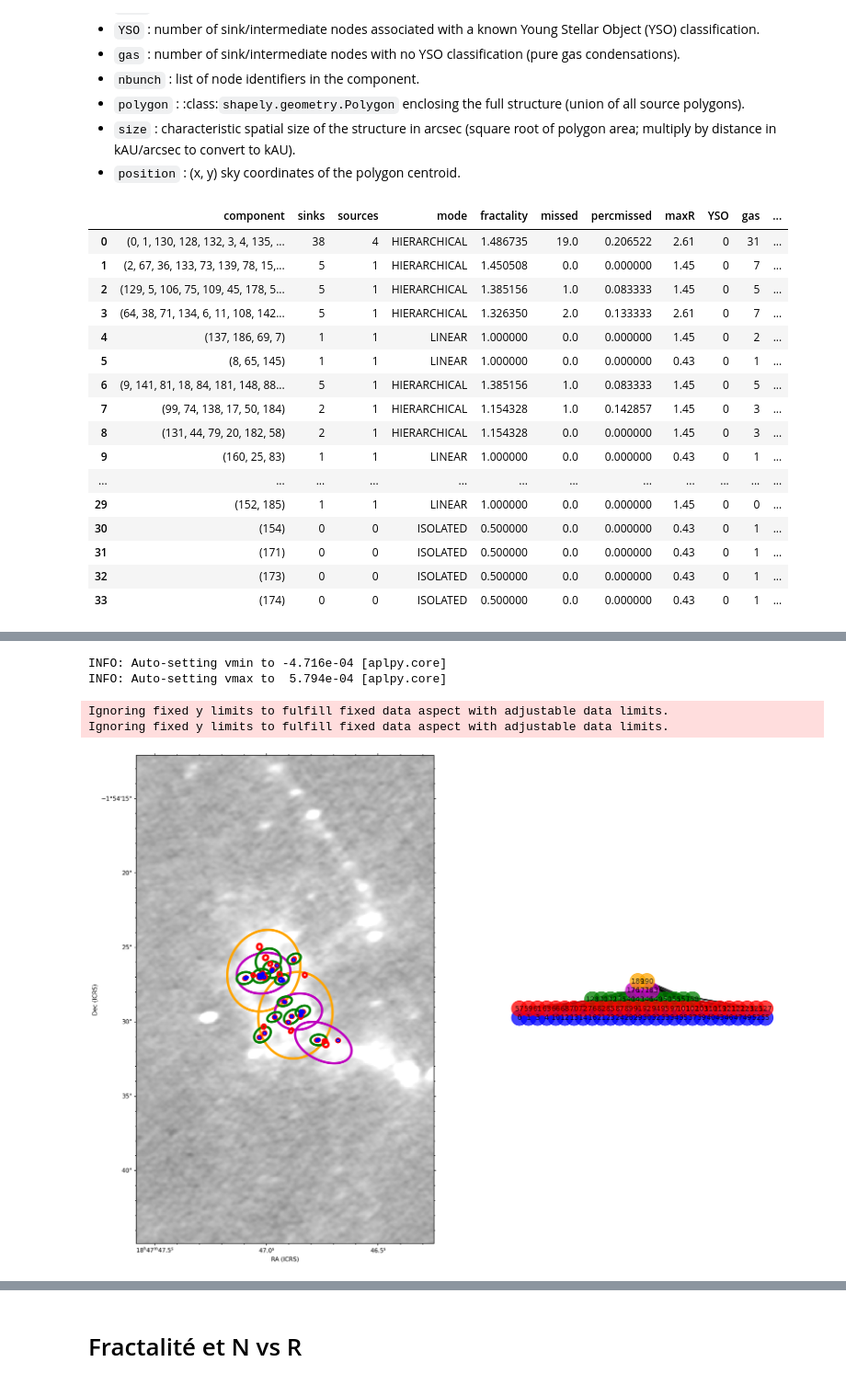
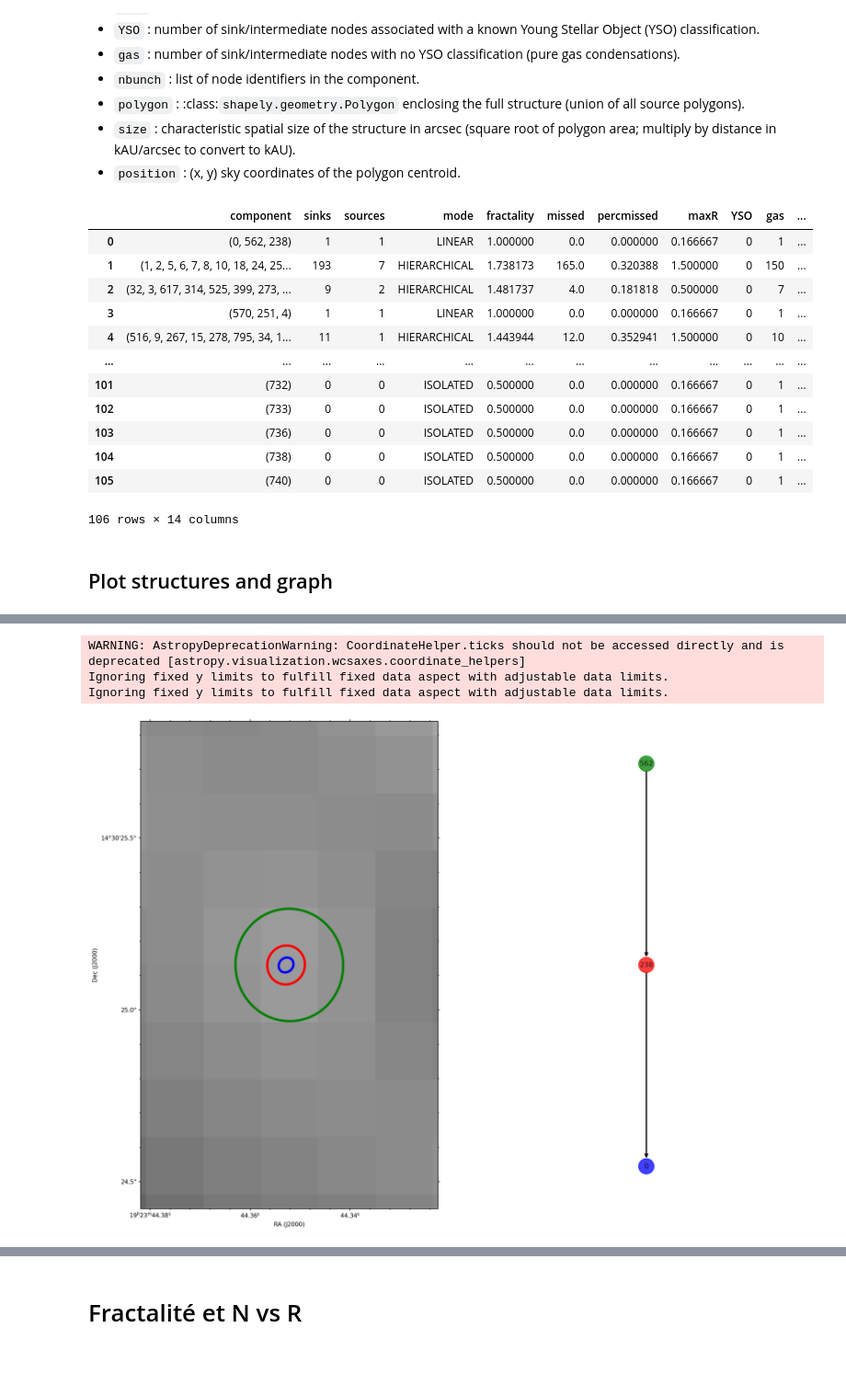
Before and after one commit to ThomassonB/FAMILY, a Jupyter notebook: Family_test.ipynb, the cells around one changed output, grey strips where cells are left out. Shown at 92% size. Drawn from its saved outputs; the diff is of its cells as text; code cells hidden in the pictures; blank space fills up the shorter version.

```diff
--- a/Family_test.ipynb
+++ b/Family_test.ipynb
@@ -41,9 +57,11 @@ The autoreload extension is already loaded. To reload it, use:
 from pathlib import Path
 import pandas as pd
 
-path = Path("./benchmark/config_w43/").resolve()
 
-#reader = lambda x: pd.read_csv(x, **dict(skip_blank_lines=True, header=112,skiprows=[113,114], engine='python', sep="!|\s+"))
+
+
+path = Path("./benchmark/config_simu2026/").resolve()
+
 
 def reader(x):
     data = pd.read_csv(x, **dict(skip_blank_lines=True,
@@ -145,22 +169,18 @@ The structure table get different informations from each structure:
 structure_table
 # %% [output]
 |  | component | sinks | sources | mode | fractality | missed | percmissed | maxR | YSO | gas | ... |
-| 0 | (0, 1, 130, 128, 132, 3, 4, 135, ... | 38 | 4 | HIERARCHICAL | 1.486735 | 19.0 | 0.206522 | 2.61 | 0 | 31 | ... |
-| 1 | (2, 67, 36, 133, 73, 139, 78, 15,... | 5 | 1 | HIERARCHICAL | 1.450508 | 0.0 | 0.000000 | 1.45 | 0 | 7 | ... |
-| 2 | (129, 5, 106, 75, 109, 45, 178, 5... | 5 | 1 | HIERARCHICAL | 1.385156 | 1.0 | 0.083333 | 1.45 | 0 | 5 | ... |
-| 3 | (64, 38, 71, 134, 6, 11, 108, 142... | 5 | 1 | HIERARCHICAL | 1.326350 | 2.0 | 0.133333 | 2.61 | 0 | 7 | ... |
-| 4 | (137, 186, 69, 7) | 1 | 1 | LINEAR | 1.000000 | 0.0 | 0.000000 | 1.45 | 0 | 2 | ... |
-| 5 | (8, 65, 145) | 1 | 1 | LINEAR | 1.000000 | 0.0 | 0.000000 | 0.43 | 0 | 1 | ... |
-| 6 | (9, 141, 81, 18, 84, 181, 148, 88... | 5 | 1 | HIERARCHICAL | 1.385156 | 1.0 | 0.083333 | 1.45 | 0 | 5 | ... |
-| 7 | (99, 74, 138, 17, 50, 184) | 2 | 1 | HIERARCHICAL | 1.154328 | 1.0 | 0.142857 | 1.45 | 0 | 3 | ... |
-| 8 | (131, 44, 79, 20, 182, 58) | 2 | 1 | HIERARCHICAL | 1.154328 | 0.0 | 0.000000 | 1.45 | 0 | 3 | ... |
-| 9 | (160, 25, 83) | 1 | 1 | LINEAR | 1.000000 | 0.0 | 0.000000 | 0.43 | 0 | 1 | ... |
+| 0 | (0, 562, 238) | 1 | 1 | LINEAR | 1.000000 | 0.0 | 0.000000 | 0.166667 | 0 | 1 | ... |
+| 1 | (1, 2, 5, 6, 7, 8, 10, 18, 24, 25... | 193 | 7 | HIERARCHICAL | 1.738173 | 165.0 | 0.320388 | 1.500000 | 0 | 150 | ... |
+| 2 | (32, 3, 617, 314, 525, 399, 273, ... | 9 | 2 | HIERARCHICAL | 1.481737 | 4.0 | 0.181818 | 0.500000 | 0 | 7 | ... |
+| 3 | (570, 251, 4) | 1 | 1 | LINEAR | 1.000000 | 0.0 | 0.000000 | 0.166667 | 0 | 1 | ... |
+| 4 | (516, 9, 267, 15, 278, 795, 34, 1... | 11 | 1 | HIERARCHICAL | 1.443944 | 12.0 | 0.352941 | 1.500000 | 0 | 10 | ... |
 | ... | ... | ... | ... | ... | ... | ... | ... | ... | ... | ... | ... |
-| 29 | (152, 185) | 1 | 1 | LINEAR | 1.000000 | 0.0 | 0.000000 | 1.45 | 0 | 0 | ... |
-| 30 | (154) | 0 | 0 | ISOLATED | 0.500000 | 0.0 | 0.000000 | 0.43 | 0 | 1 | ... |
-| 31 | (171) | 0 | 0 | ISOLATED | 0.500000 | 0.0 | 0.000000 | 0.43 | 0 | 1 | ... |
-| 32 | (173) | 0 | 0 | ISOLATED | 0.500000 | 0.0 | 0.000000 | 0.43 | 0 | 1 | ... |
-| 33 | (174) | 0 | 0 | ISOLATED | 0.500000 | 0.0 | 0.000000 | 0.43 | 0 | 1 | ... |
+| 101 | (732) | 0 | 0 | ISOLATED | 0.500000 | 0.0 | 0.000000 | 0.166667 | 0 | 1 | ... |
+| 102 | (733) | 0 | 0 | ISOLATED | 0.500000 | 0.0 | 0.000000 | 0.166667 | 0 | 1 | ... |
+| 103 | (736) | 0 | 0 | ISOLATED | 0.500000 | 0.0 | 0.000000 | 0.166667 | 0 | 1 | ... |
+| 104 | (738) | 0 | 0 | ISOLATED | 0.500000 | 0.0 | 0.000000 | 0.166667 | 0 | 1 | ... |
+| 105 | (740) | 0 | 0 | ISOLATED | 0.500000 | 0.0 | 0.000000 | 0.166667 | 0 | 1 | ... |
+106 rows × 14 columns
 # %%
 suspicious = np.array([]) # used to flag suspicious structures
 
@@ -172,7 +192,9 @@ hierarchical_structures = structure_table.loc[structure_table["mode"] == "HIERAR
 #to_consider = structure_table[~structure_table.index.isin(suspicious)]
 to_consider = structure_table
 to_consider.index = np.arange(0, len(to_consider))
+# %% [markdown]
+## Plot structures and graph
 # %%
-image = dataset._data['2400AU'].fits_img
+image = dataset._data['2700AU'].fits_img
 fig = network.structures[0].plot(image)
 # %% [output]
@@ -184,8 +203,7 @@ WARNING: AstropyDeprecationWarning: CoordinateHelper.ticks should not be accesse
-INFO: Auto-setting vmin to -4.716e-04 [aplpy.core]
-INFO: Auto-setting vmax to  5.794e-04 [aplpy.core]
+WARNING: AstropyDeprecationWarning: CoordinateHelper.ticks should not be accessed directly and is deprecated [astropy.visualization.wcsaxes.coordinate_helpers]
+Ignoring fixed y limits to fulfill fixed data aspect with adjustable data limits.
+Ignoring fixed y limits to fulfill fixed data aspect with adjustable data limits.
-Ignoring fixed y limits to fulfill fixed data aspect with adjustable data limits.
-Ignoring fixed y limits to fulfill fixed data aspect with adjustable data limits.
-[figure, old version]
+[figure, new version]
 # %%
 plotter.InspectNetwork(network)
 # %% [output]
```
Also changed, not shown: parts of 14 cells of this notebook.
